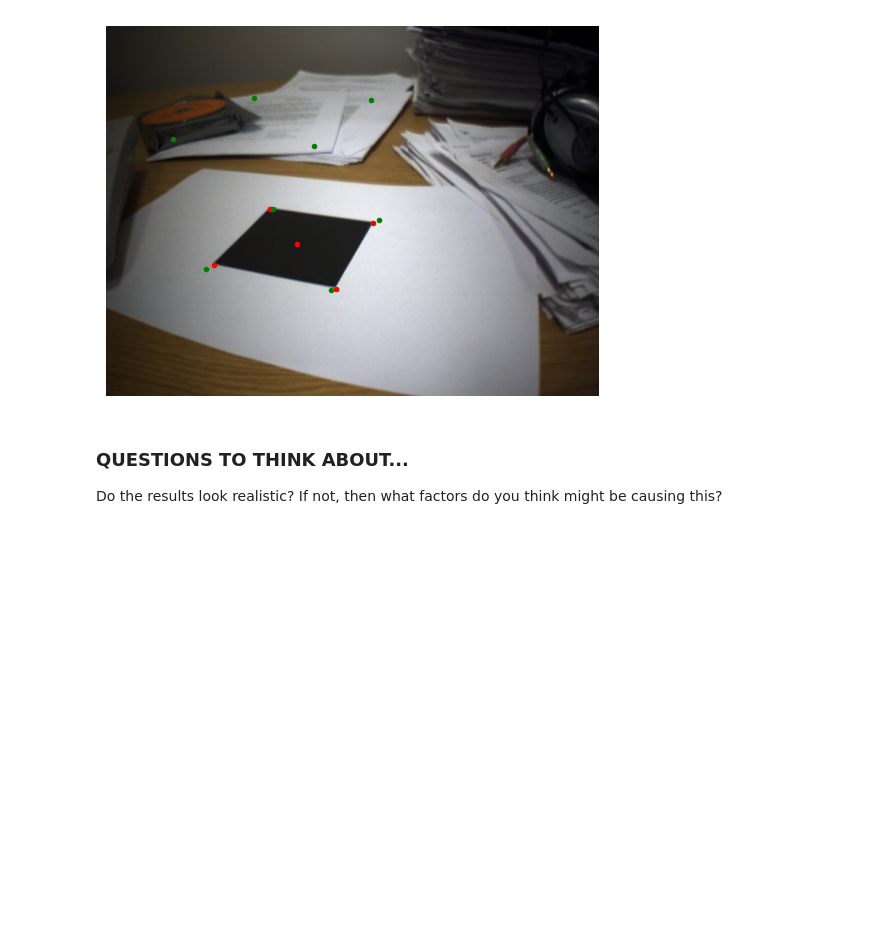
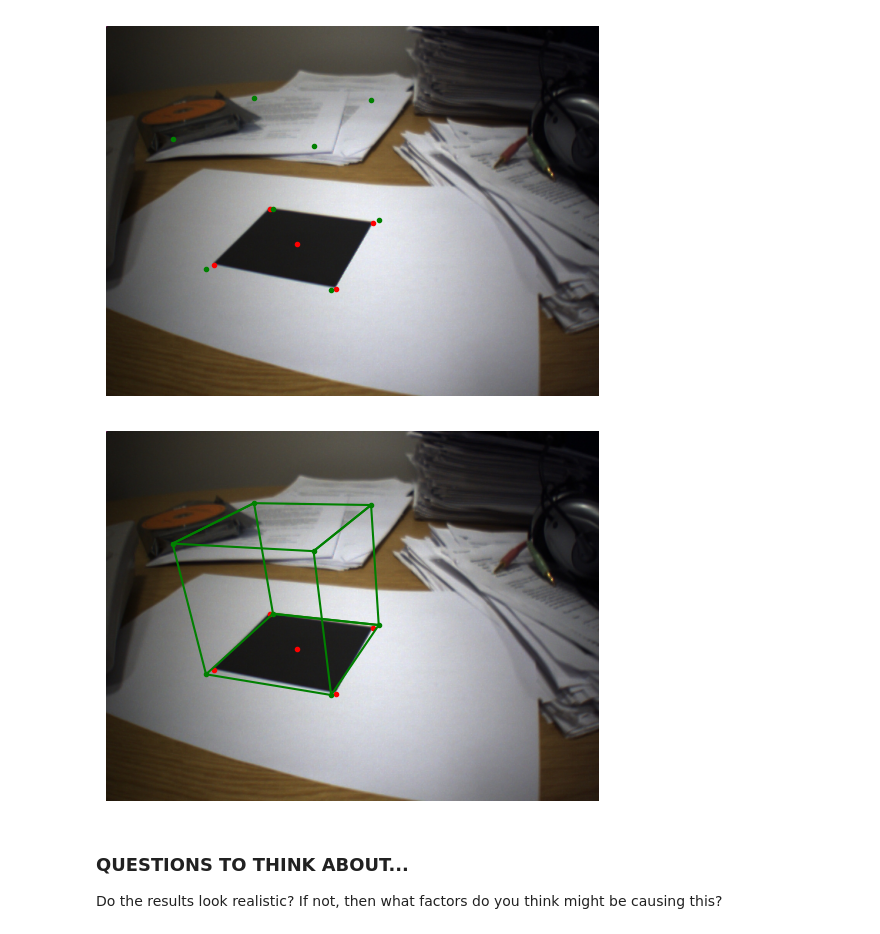
Before and after one commit to marcali/MV_CW2, a Jupyter notebook: practical2B.ipynb, the cells around one changed output. Cells and saved outputs as stored; diff of their text form; code cells hidden in the pictures; blank space fills up the shorter version.

```diff
--- a/practical2B.ipynb
+++ b/practical2B.ipynb
@@ -93,6 +93,15 @@ def calcBestHomography(pts1Cart, pts2Cart):
 
     pts2Hom = np.concatenate((pts2Cart, np.ones((1,pts2Cart.shape[1]))), axis=0)
 
+    u = pts1Hom[0,:]
+    v = pts1Hom[1,:]
+    one = pts1Hom[2,:]
+    x = pts2Cart[0,:]
+    y = pts2Cart[1,:]
+
+    for i in range (n_points):
+        A[2*i] = np.array([0,0,0,-1*u[i], -1*v[i], -1*one[i], y[i]*u[i], y[i]*v[i], y[i]*one[i]])
+        A[2*i+1] = np.array([u[i], v[i], one[i], 0, 0, 0, -1*x[i]*u[i], -1*x[i]*v[i], -1*x[i]*one[i]])
 
     A = np.zeros((n_points * 2, 9))
     j=0
@@ -129,7 +138,7 @@ def estimatePlanePose(XImCart,XCart,K):
     # in real world to XCamHom (convert XCamHom to Cartesian, calculate the homography) -
     # use the routine you wrote for Practical 1B
     XCamCart = XCart[:2,:]
-    XCamHom = XCamHom[:2]/ XCamHom[2]
+    XCamHom = XCamHom[:2,:]
     H = calcBestHomography(XCamCart, XCamHom)
 
     # TO DO: Estimate first two columns of rotation matrix R from the first two
@@ -217,6 +226,23 @@ TEst = [[ 9.30647089e-01 -3.57058707e-01  8.00317119e-02 -4.29493230e+01]
  [314.95437533 236.31625038 250.97147216 341.85281264 145.20414988
    92.67684701  95.13718446 155.01239147]]
 [figure]
+# %%
+def plotCube(XWireFrameCartProjected):
+    plt.imshow(im)
+    plt.plot(XImCart[0,],XImCart[1,],'r.')
+    plt.plot(XWireFrameCartProjected[0,],XWireFrameCartProjected[1,],'g.')
+    order = [0, 1, 2, 3, 0, 4, 5, 6, 7, 4, 5, 1, 2, 6, 7, 3]
+
+    # Connect the points in the specified order
+    for i in range(len(order)-1):
+        plt.plot(XWireFrameCartProjected[0, order[i:i+2]], XWireFrameCartProjected[1, order[i:i+2]],'g-')
+
+    plt.axis('off')
+    plt.show()
+
+plotCube(XWireFrameCartProjected, XImCart, im)
+# %% [output]
+[figure, added]
 # %% [markdown]
 ### QUESTIONS TO THINK ABOUT...
 
```
Also changed, not shown: 2 other files.
